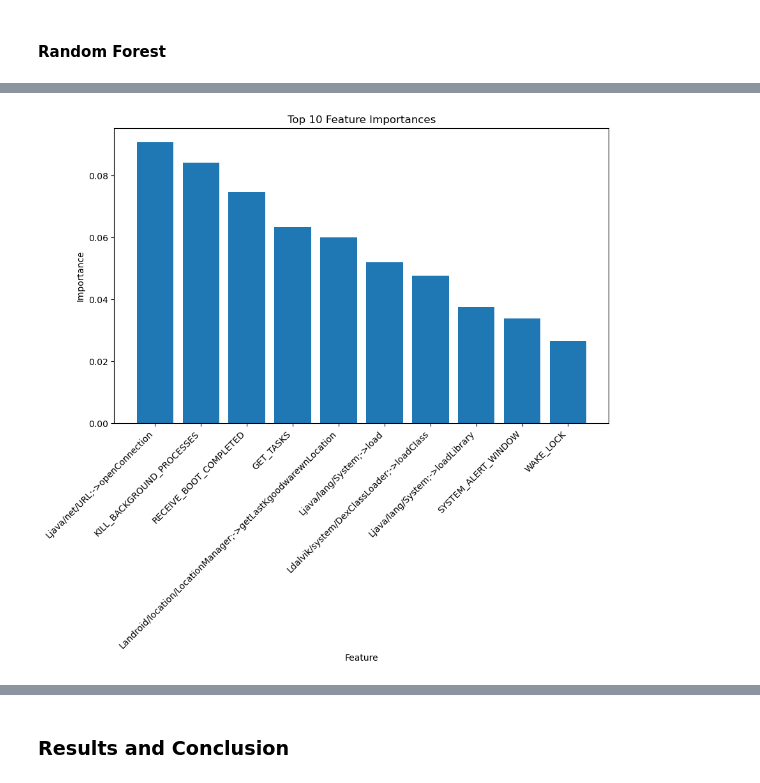
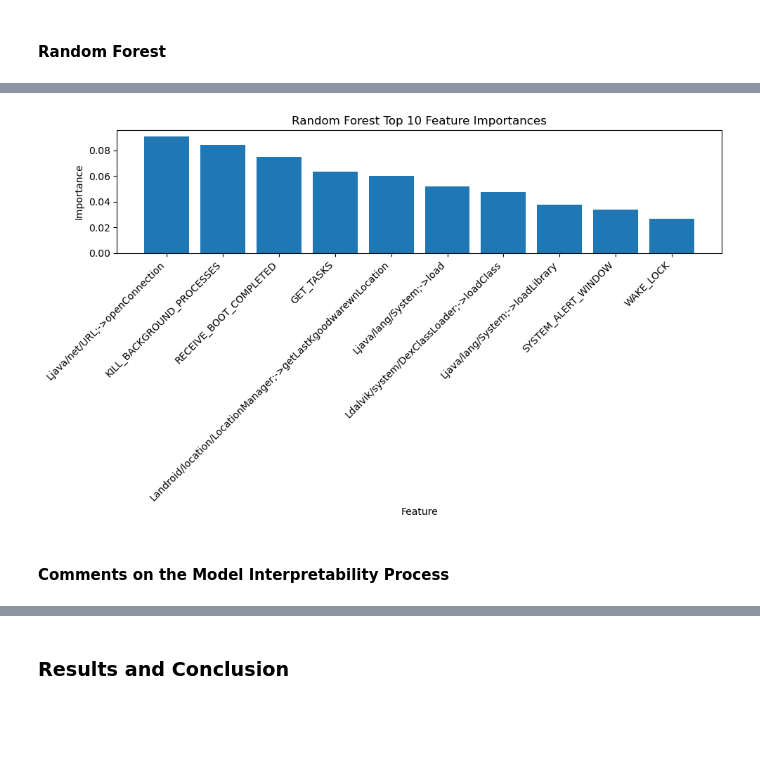
Before and after one commit to samantharudra/ds_group_project_1, a Jupyter notebook: code/classification_2B.ipynb, the cells around one changed output, grey strips where cells are left out. Drawn from its saved outputs; the diff is of its cells as text; code cells hidden in the pictures; blank space fills up the shorter version.

```diff
--- a/code/classification_2B.ipynb
+++ b/code/classification_2B.ipynb
@@ -362,19 +392,23 @@ shap.force_plot(explainer.expected_value[1], shap_values_positive_class[0], X_tr
 # %%
 # Get the feature importances and sort them in descending order - Random Forest
 importances = best_rf_model.feature_importances_
 indices = np.argsort(importances)[::-1]  # Sort the indices of features by importance
 
 # Get the top 10 most important features
 top_n = 10
 top_indices = indices[:top_n]
 
 # Plot the top 10 most important features
 plt.figure(figsize=(10, 6))
 plt.bar(X_train.columns[top_indices], importances[top_indices])
 plt.xlabel('Feature')
 plt.ylabel('Importance')
-plt.title(f'Top {top_n} Feature Importances')
+plt.title(f'Random Forest Top {top_n} Feature Importances')
 plt.xticks(rotation=45, ha="right")  # Rotate the feature names for better visibility
+plt.tight_layout()
+plt.savefig("../figures/rf_feature_importances.png")
 plt.show()
 # %% [output]
-[figure, old version]
+[figure, new version]
+# %% [markdown]
+#### Comments on the Model Interpretability Process
```
Also changed, not shown: parts of 16 cells of this notebook, 12 other files.
